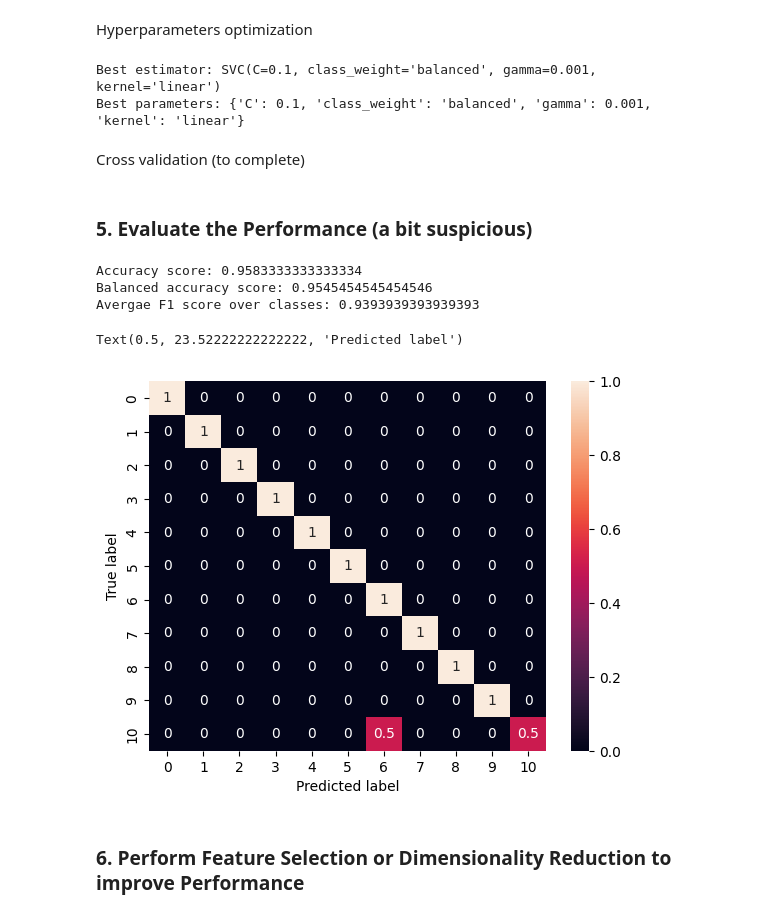
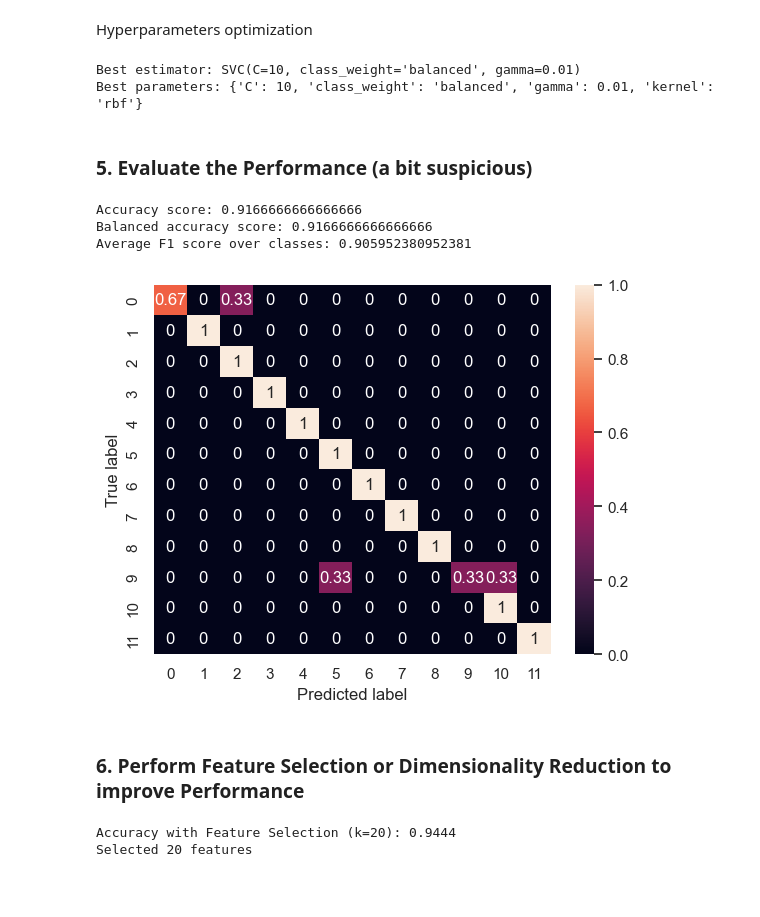
Before and after one commit to 22cav/nssp-mp2, a Jupyter notebook: part1/single_subject.ipynb, the cells around one changed output. Cells and saved outputs as stored; diff of their text form; code cells hidden in the pictures; blank space fills up the shorter version.

```diff
--- a/part1/single_subject.ipynb
+++ b/part1/single_subject.ipynb
@@ -13,7 +24,7 @@ import seaborn as sns
 # %% [markdown]
 Load data
 # %%
-data = loadmat("s2/S2_A1_E1")
+data = loadmat("data/s2/S2_A1_E1")
 
 emg = data['emg']
 n_samples = emg.shape[0]
@@ -88,11 +99,13 @@ def build_dataset_from_ninapro(emg, stimulus, repetition, features=None):
 
     dataset = np.zeros((n_samples, n_features))
     labels = np.zeros(n_samples)
+    repetition_ids = np.zeros(n_samples)
     sample_idx = 0
 
     for i in range(n_stimuli):
         for j in range(n_repetitions):
             labels[sample_idx] = i+1
+            repetition_ids[sample_idx] = j+1
             sample_idx = i*n_repetitions + j
             feature_idx = 0
             selected_ts = np.logical_and(stimulus == i+1, repetition == j+1).squeeze()
@@ -100,11 +113,11 @@ def build_dataset_from_ninapro(emg, stimulus, repetition, features=None):
             for feature in features:
                 selected_features = np.arange(feature_idx, feature_idx+n_channels)
                 dataset[sample_idx, selected_features] = feature(emg[selected_ts, :])
-                feature_idx += n_channels   # fixed here
+                feature_idx += n_channels
 
             sample_idx += 1
 
-    return dataset, labels
+    return dataset, labels, repetition_ids
 # %% [markdown]
 ### 2. Split the data into *training*, *validation* and *test* sets for the Subject
 # %% [markdown]
@@ -143,6 +176,26 @@ Labels dimension: (120,)
 # %% [markdown]
 Splitting data
 # %%
+# Option 1: Using sklearn's train_test_split
+
 from sklearn.model_selection import train_test_split
 
 X_train, X_test, y_train, y_test = train_test_split(dataset, labels, test_size=0.2)
+
+print("Option 1: Using train_test_split")
+print(f"Training set size: {X_train.shape[0]} samples")
+print(f"Test set size: {X_test.shape[0]} samples")
+
+# Option 2: Manual split by repetition IDs to avoid data leakage
+test_reps = [2, 5, 7]
+
+# Using E1 for the main flow, but you can switch to E2 or E3 by changing the key
+current_dataset, current_labels, current_reps = datasets['E1']
+
+mask_test = np.isin(current_reps, test_reps)
+X_train = current_dataset[~mask_test]
+y_train = current_labels[~mask_test]
+X_test = current_dataset[mask_test]
+y_test = current_labels[mask_test]
+
+print(f"Train shape: {X_train.shape}, Test shape: {X_test.shape}")
@@ -232,8 +279,8 @@ from sklearn.model_selection import GridSearchCV
 from sklearn.svm import SVC
 
 param_grid = {
-    'C': [0.1, 1, 10, 100],
-    'gamma': [1e-3, 1e-2, 0.1, 1],
+    'C': [0.01, 0.1, 1, 10, 100],
+    'gamma': [0, 1e-3, 1e-2, 0.1, 1],
     'kernel': ['rbf', 'poly', 'linear'],
     'class_weight': ['balanced']
 }
@@ -244,7 +291,5 @@ grid.fit(X_train_z, y_train)
 print(f"Best estimator: {grid.best_estimator_}")
 print("Best parameters:", grid.best_params_)
 # %% [output]
-Best estimator: SVC(C=0.1, class_weight='balanced', gamma=0.001, kernel='linear')
-Best parameters: {'C': 0.1, 'class_weight': 'balanced', 'gamma': 0.001, 'kernel': 'linear'}
+Best estimator: SVC(C=10, class_weight='balanced', gamma=0.01)
+Best parameters: {'C': 10, 'class_weight': 'balanced', 'gamma': 0.01, 'kernel': 'rbf'}
-# %% [markdown]
-Cross validation (to complete)
@@ -256,31 +298,56 @@ scores = cross_val_score(clf, X_train_z, y_train, scoring='accuracy', cv=5)
 # %%
 from sklearn.metrics import accuracy_score, balanced_accuracy_score
 from sklearn.metrics import confusion_matrix
 from sklearn.metrics import f1_score
+
+# Inference with the best estimator from grid search
+y_pred = grid.predict(X_test_z)
 
 # Accuracy
 accuracy = accuracy_score(y_test, y_pred)
 print(f"Accuracy score: {accuracy}")
 
 # Balanced accuracy
 bal_accuracy = balanced_accuracy_score(y_test, y_pred)
 print(f"Balanced accuracy score: {bal_accuracy}")
 
 # F1
 f1_macro = f1_score(y_test, y_pred, average='macro')
-print(f"Avergae F1 score over classes: {f1_macro}")
+print(f"Average F1 score over classes: {f1_macro}")
 
 # Confusion matrix
 confmat = confusion_matrix(y_test, y_pred, normalize="true")
 fig, ax = plt.subplots()
 sns.heatmap(confmat, annot=True, ax=ax)
 ax.set_ylabel("True label")
-ax.set_xlabel("Predicted label")
+ax.set_xlabel("Predicted label");
 # %% [output]
-Accuracy score: 0.9583333333333334
-Balanced accuracy score: 0.9545454545454546
-Avergae F1 score over classes: 0.9393939393939393
+Accuracy score: 0.9166666666666666
+Balanced accuracy score: 0.9166666666666666
+Average F1 score over classes: 0.905952380952381
-Text(0.5, 23.52222222222222, 'Predicted label')
-[figure, old version]
+[figure, new version]
 # %% [markdown]
 ### 6. Perform Feature Selection or Dimensionality Reduction to improve Performance
+# %%
+from sklearn.feature_selection import SelectKBest, f_classif
+from sklearn.pipeline import Pipeline
+from sklearn.preprocessing import StandardScaler
+
+fs_pipeline = Pipeline([
+    ('scaler', StandardScaler()),
+    ('feature_selection', SelectKBest(f_classif, k=20)), # Select top 20 features
+    ('classifier', grid.best_estimator_)
+])
+
+fs_pipeline.fit(X_train, y_train)
+y_pred_fs = fs_pipeline.predict(X_test)
+
+acc_fs = accuracy_score(y_test, y_pred_fs)
+print(f"Accuracy with Feature Selection (k=20): {acc_fs:.4f}")
+
+# Check which features were selected
+selected_mask = fs_pipeline.named_steps['feature_selection'].get_support()
+print(f"Selected {sum(selected_mask)} features")
+# %% [output]
+Accuracy with Feature Selection (k=20): 0.9444
+Selected 20 features
```
Also changed, not shown: parts of 10 cells of this notebook, 1 other file.
